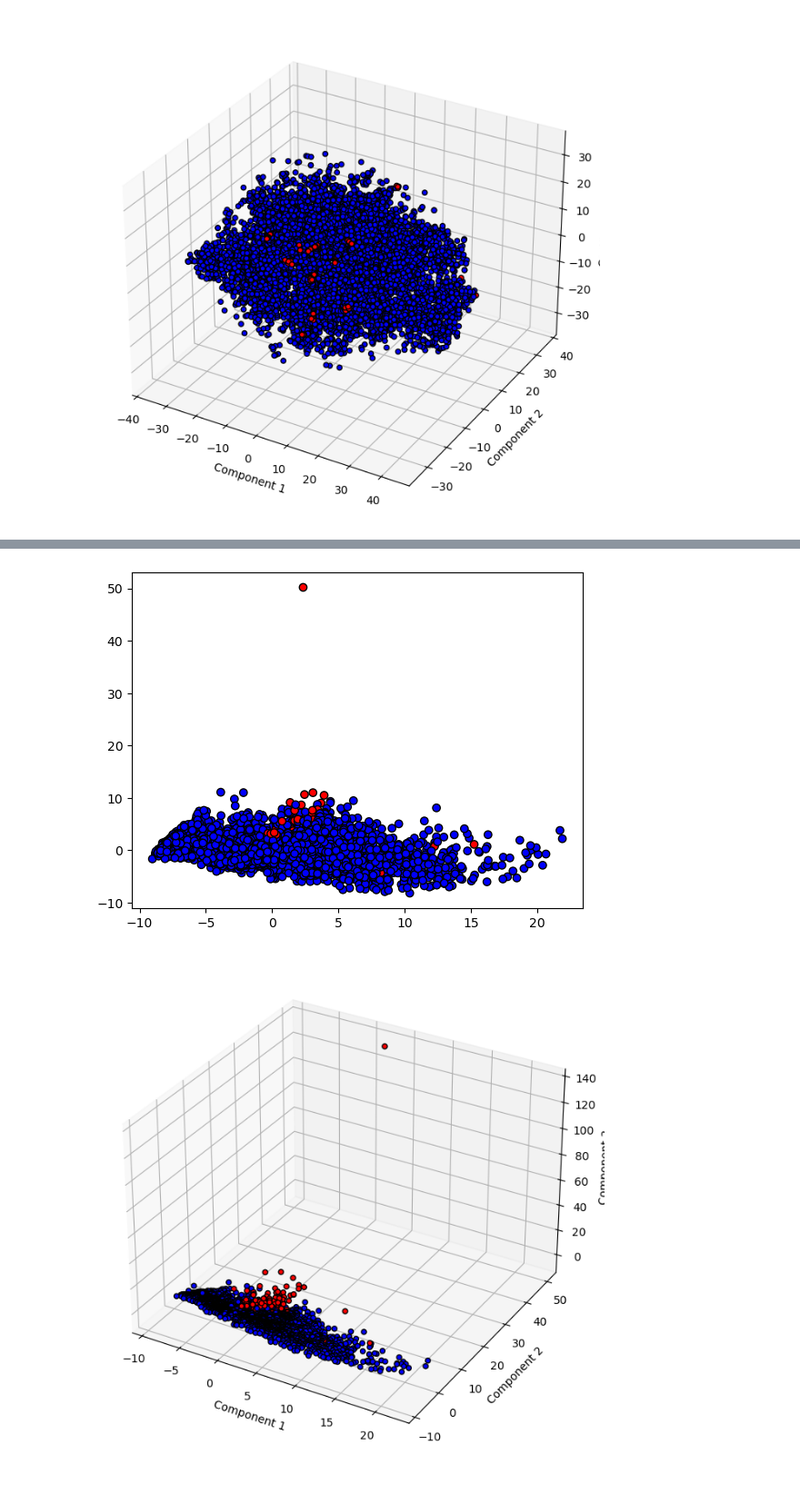
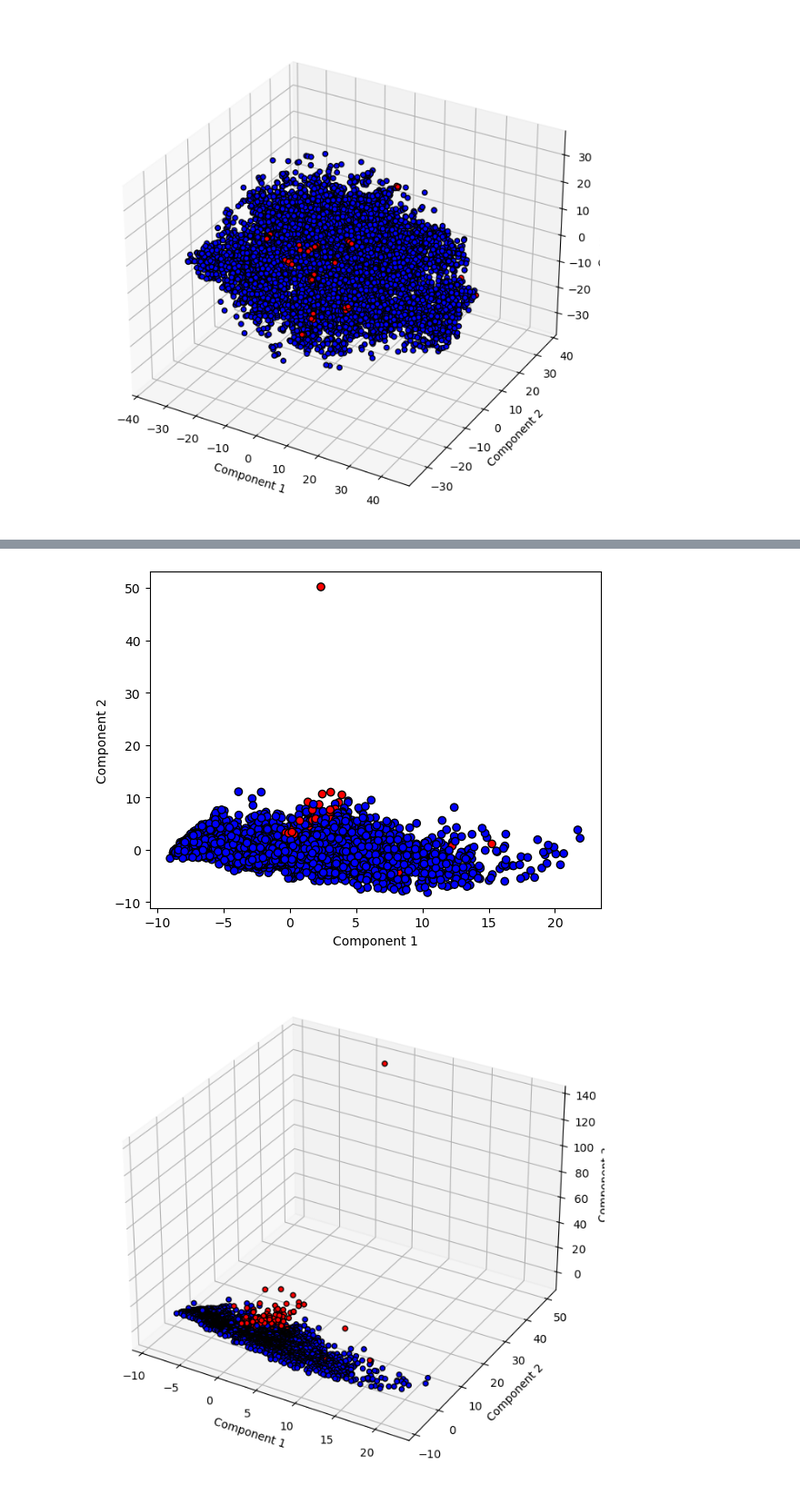
Before and after one commit to alessialaconca/Data_Mining_2_Child_Mind_Institute, a Jupyter notebook: Riccardo/Riccardo_1_Outlier_Detection.ipynb, the cells around one changed output, grey strips where cells are left out. Shown at 91% size. Saved outputs shown, nothing was run; the diff lists cells and outputs as text; code cells hidden in the pictures.

```diff
--- a/Riccardo/Riccardo_1_Outlier_Detection.ipynb
+++ b/Riccardo/Riccardo_1_Outlier_Detection.ipynb
@@ -260,31 +266,32 @@ Wall time: 8.46 ms
 # %%
 # 2D
+fig, ax = plt.subplots()
 plt.scatter(df_unito_pca[:, 0], df_unito_pca[:, 1],
             c=df_outliers['colore'], cmap=plt.cm.bwr, edgecolor='k', alpha=1)
 
 ax.set_xlabel('Component 1')
 ax.set_ylabel('Component 2')
 
 plt.show()
 
 # 3D
 fig = plt.figure(figsize=(10, 8))
 ax = fig.add_subplot(111, projection='3d')
 ax.scatter(df_unito_pca[:, 0],
            df_unito_pca[:, 1],
            df_unito_pca[:, 2],
            c=df_outliers['colore'],
            cmap=plt.cm.bwr,
            edgecolor='k',
            alpha=1)
 
 ax.set_xlabel('Component 1')
 ax.set_ylabel('Component 2')
 ax.set_zlabel('Component 3')
 
 plt.show()
 # %% [output]
-[figure, old version]
+[figure, new version]
 [figure]
 # %%
 %%time
```
Also changed, not shown: parts of 7 cells of this notebook, 3 other files.
